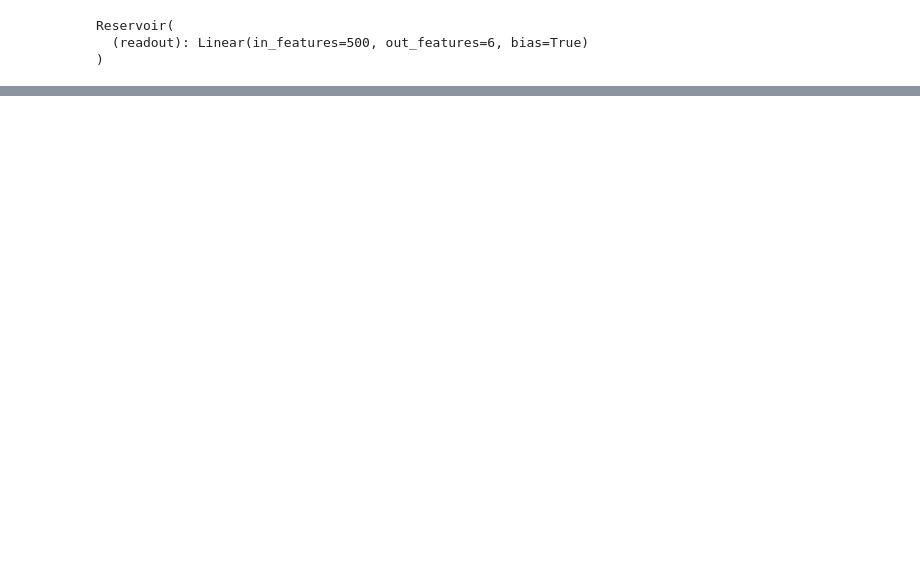
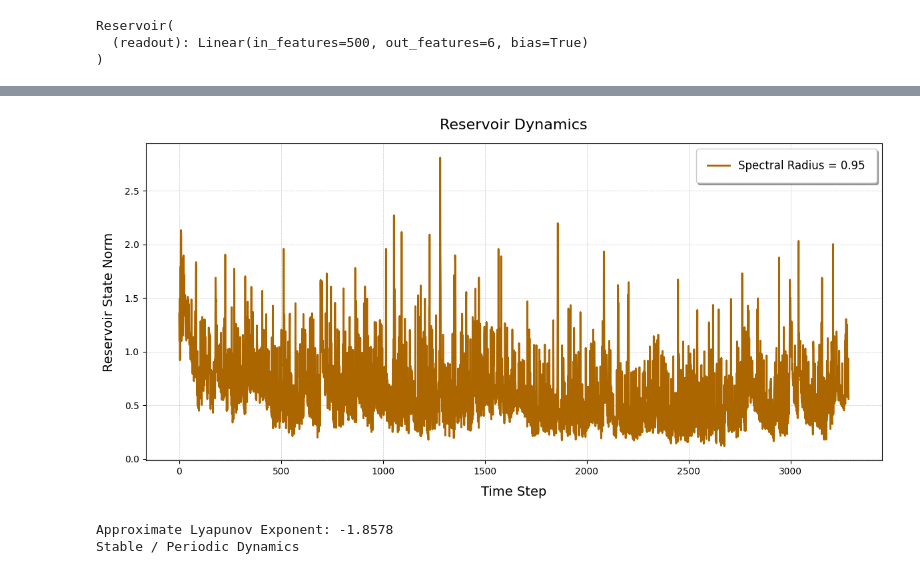
Before and after one commit to jaychotaliya987/Reservoir_Pytorch, a Jupyter notebook: ReservoirGrid/Examples/nifty50.ipynb, the cells around one changed output, grey strips where cells are left out. Cells and saved outputs as stored; diff of their text form; code cells hidden in the pictures; blank space fills up the shorter version.

```diff
--- a/ReservoirGrid/Examples/nifty50.ipynb
+++ b/ReservoirGrid/Examples/nifty50.ipynb
@@ -119,0 +111,6 @@ plt.legend()
+# %%
+Testers.Test_lyapunov(Resnifty_log)
+# %% [output]
+[figure, added]
+Approximate Lyapunov Exponent: -1.8578
+Stable / Periodic Dynamics
```
Also changed, not shown: parts of 9 cells of this notebook, 2 other files.
